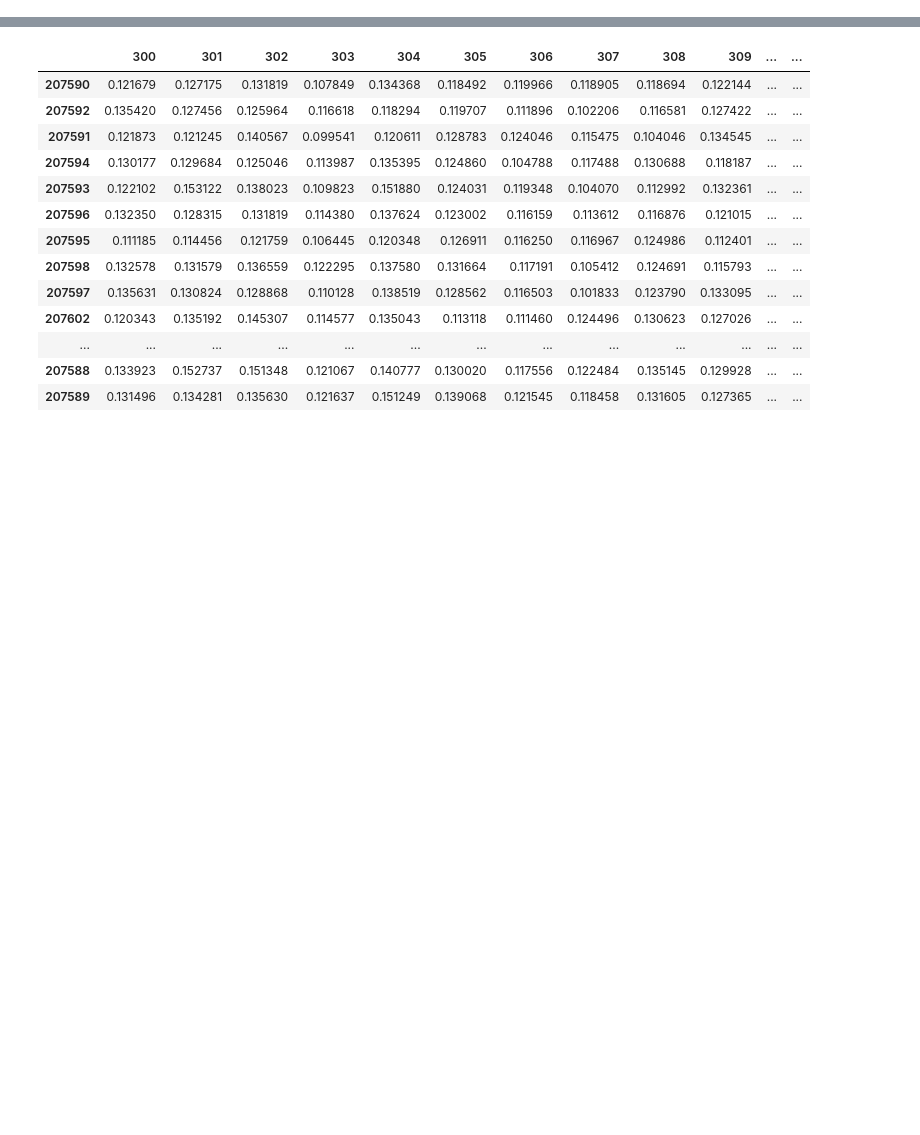
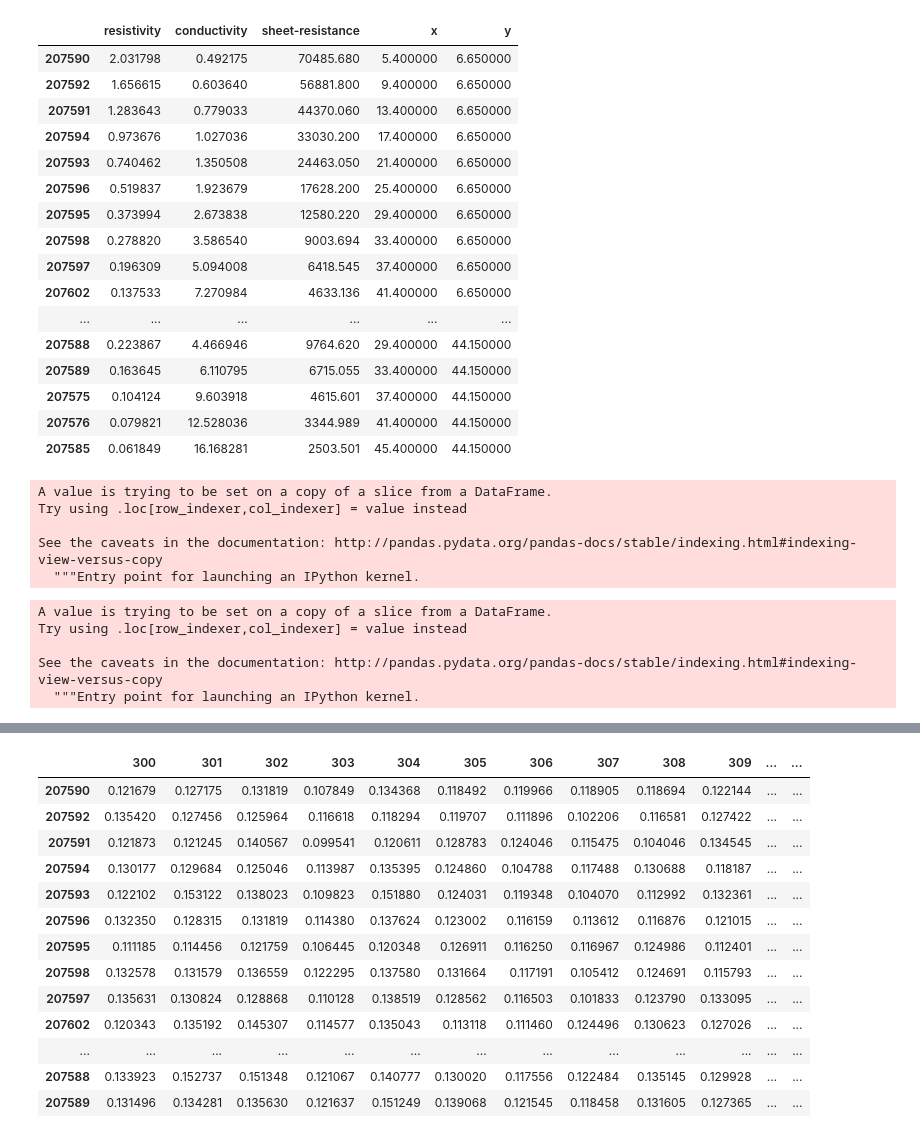
Before and after one commit to sjtuzwj/Reptile-for-Htem, a Jupyter notebook: Property.ipynb, the cells around one changed output, grey strips where cells are left out. Saved outputs shown, nothing was run; the diff lists cells and outputs as text; code cells hidden in the pictures; blank space fills up the shorter version.

```diff
--- a/Property.ipynb
+++ b/Property.ipynb
@@ -59,0 +56,56 @@ class PropertyLib(object):
+# %%
+class PropertyELESamp(object):
+    def getData(self):
+        url = 'https://htem-api.nrel.gov/api/sample/'+str(self.id)+'/mvl_ele'
+        response = urllib.request.urlopen(url)
+        data = json.loads(response.read())
+        rs=data['library-conductivity-resistivity-measurement']['data'][0]['resistivity']['value']
+        cd=data['library-conductivity-resistivity-measurement']['data'][0]['conductivity']['value']
+        sr=data['library-conductivity-resistivity-measurement']['data'][0]['sheet-resistance']['value']
+        x=data['library-conductivity-resistivity-measurement']['point']['coordinates']['x']['value']
+        y=data['library-conductivity-resistivity-measurement']['point']['coordinates']['y']['value']
+        self.ele=pd.DataFrame({'resistivity':[rs],'conductivity':[cd],'sheet-resistance':[sr],'x':[x],'y':[y]})
+
+    def __init__(self,id):
+        self.id=id
+        self.getData()
+# %%
+class PropertyELELib(object):
+    def __init__(self,id):
+        self.id = id
+        self.sample=[]
+        self.getData()
+    def getData(self):
+        url = 'https://htem-api.nrel.gov/api/sample_library/'+str(self.id)
+        response = urllib.request.urlopen(url)
+        data = json.loads(response.read())
+        positions = data['sample_ids']
+        for p in positions:
+            self.sample.append(PropertyELESamp(p))
+        index=[s.id for s in self.sample]
+        self.ele=pd.concat([s.ele for s in self.sample],axis=0)
+        self.ele.index=index
+# %%
+elelab=PropertyELELib(6651)
+# %%
+ele=elelab.ele
+# %%
+ele
+# %% [output]
+|  | resistivity | conductivity | sheet-resistance | x | y |
+| 207590 | 2.031798 | 0.492175 | 70485.680 | 5.400000 | 6.650000 |
+| 207592 | 1.656615 | 0.603640 | 56881.800 | 9.400000 | 6.650000 |
+| 207591 | 1.283643 | 0.779033 | 44370.060 | 13.400000 | 6.650000 |
+| 207594 | 0.973676 | 1.027036 | 33030.200 | 17.400000 | 6.650000 |
+| 207593 | 0.740462 | 1.350508 | 24463.050 | 21.400000 | 6.650000 |
+| 207596 | 0.519837 | 1.923679 | 17628.200 | 25.400000 | 6.650000 |
+| 207595 | 0.373994 | 2.673838 | 12580.220 | 29.400000 | 6.650000 |
+| 207598 | 0.278820 | 3.586540 | 9003.694 | 33.400000 | 6.650000 |
+| 207597 | 0.196309 | 5.094008 | 6418.545 | 37.400000 | 6.650000 |
+| 207602 | 0.137533 | 7.270984 | 4633.136 | 41.400000 | 6.650000 |
+| ... | ... | ... | ... | ... | ... |
+| 207588 | 0.223867 | 4.466946 | 9764.620 | 29.400000 | 44.150000 |
+| 207589 | 0.163645 | 6.110795 | 6715.055 | 33.400000 | 44.150000 |
+| 207575 | 0.104124 | 9.603918 | 4615.601 | 37.400000 | 44.150000 |
+| 207576 | 0.079821 | 12.528036 | 3344.989 | 41.400000 | 44.150000 |
+| 207585 | 0.061849 | 16.168281 | 2503.501 | 45.400000 | 44.150000 |
@@ -59,0 +116,16 @@ class PropertyLib(object):
+# %%
+ele['x']=ele['x'].map(float)
+# %% [output]
+A value is trying to be set on a copy of a slice from a DataFrame.
+Try using .loc[row_indexer,col_indexer] = value instead
+
+See the caveats in the documentation: http://pandas.pydata.org/pandas-docs/stable/indexing.html#indexing-view-versus-copy
+  """Entry point for launching an IPython kernel.
+# %%
+ele['y']=ele['y'].map(float)
+# %% [output]
+A value is trying to be set on a copy of a slice from a DataFrame.
+Try using .loc[row_indexer,col_indexer] = value instead
+
+See the caveats in the documentation: http://pandas.pydata.org/pandas-docs/stable/indexing.html#indexing-view-versus-copy
+  """Entry point for launching an IPython kernel.
```
Also changed, not shown: parts of 21 cells of this notebook, 5 other files.
